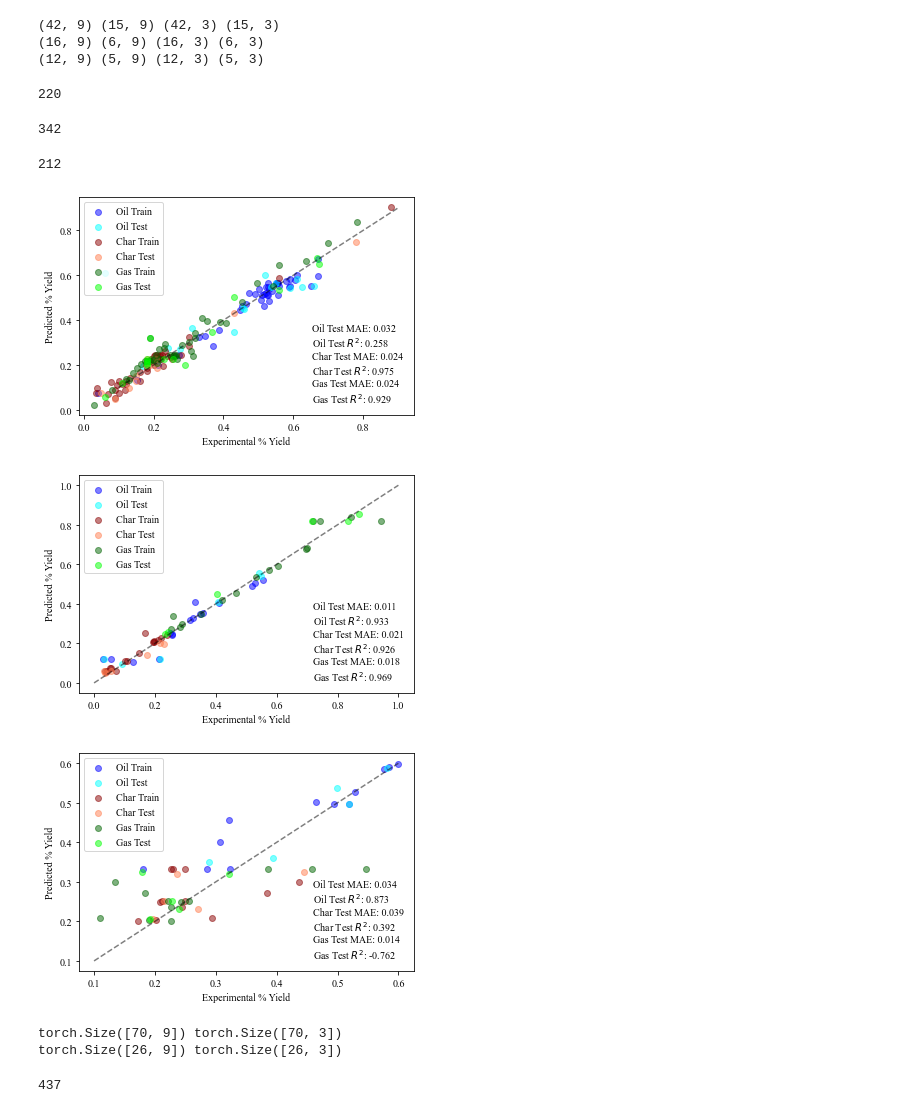
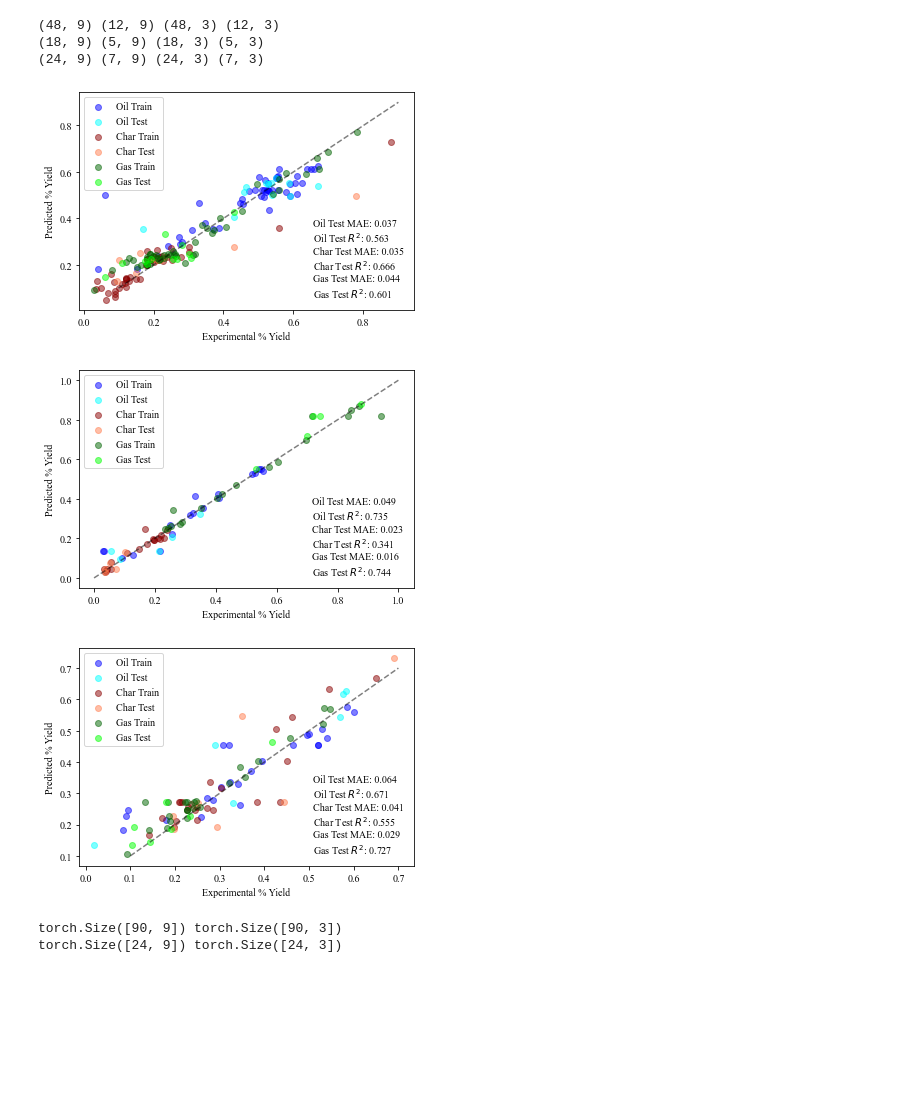
Before and after one commit to ECRL/publication_procedures, a Jupyter notebook: product_yields/predict_phase_yields.ipynb, the cells around one changed output. Saved outputs shown, nothing was run; the diff lists cells and outputs as text; code cells hidden in the pictures; blank space fills up the shorter version.

```diff
--- a/product_yields/predict_phase_yields.ipynb
+++ b/product_yields/predict_phase_yields.ipynb
@@ -78,17 +78,17 @@ X_tr = scaler.fit_transform(X_tr)
 # %%
 from sklearn.model_selection import train_test_split
 
-X_fb_train, X_fb_test, Y_fb_train, Y_fb_test = train_test_split(X_fb, Y_fb, test_size=0.25, random_state=42)
-X_br_train, X_br_test, Y_br_train, Y_br_test = train_test_split(X_br, Y_br, test_size=0.25, random_state=42)
-X_tr_train, X_tr_test, Y_tr_train, Y_tr_test = train_test_split(X_tr, Y_tr, test_size=0.25, random_state=42)
+X_fb_train, X_fb_test, Y_fb_train, Y_fb_test = train_test_split(X_fb, Y_fb, test_size=0.2, random_state=41)
+X_br_train, X_br_test, Y_br_train, Y_br_test = train_test_split(X_br, Y_br, test_size=0.2, random_state=41)
+X_tr_train, X_tr_test, Y_tr_train, Y_tr_test = train_test_split(X_tr, Y_tr, test_size=0.2, random_state=41)
 
 print(X_fb_train.shape, X_fb_test.shape, Y_fb_train.shape, Y_fb_test.shape)
 print(X_br_train.shape, X_br_test.shape, Y_br_train.shape, Y_br_test.shape)
 print(X_tr_train.shape, X_tr_test.shape, Y_tr_train.shape, Y_tr_test.shape)
 # %% [output]
-(42, 9) (15, 9) (42, 3) (15, 3)
-(16, 9) (6, 9) (16, 3) (6, 3)
-(12, 9) (5, 9) (12, 3) (5, 3)
+(48, 9) (12, 9) (48, 3) (12, 3)
+(18, 9) (5, 9) (18, 3) (5, 3)
+(24, 9) (7, 9) (24, 3) (7, 3)
 # %%
 from structs import ReactorDataset
 
@@ -103,62 +103,43 @@ ds_tr_test = ReactorDataset(X_tr_test, Y_tr_test)
 # %%
 from structs import train_model, SoftmaxMLP
 from sklearn.metrics import mean_absolute_error
-from random import randint
 import torch
 
 models_fb = []
 mae_test = []
-epochs = []
 
-for _ in range(50):
+for i in range(25):
 
-    _model = SoftmaxMLP(X_fb_train.shape[1], 64, 1, Y_fb_train.shape[1])
-    _epoch = randint(200, 500)
-    epochs.append(_epoch)
-    _model, _ = train_model(_model, ds_fb_train, epochs=_epoch, batch_size=4, lr=0.01)
+    _model = SoftmaxMLP(X_fb_train.shape[1], 32, 2, Y_fb_train.shape[1])
+    _model, _ = train_model(_model, ds_fb_train, epochs=500, batch_size=3, valid_size=0.33, patience=32, lr=0.01)
     models_fb.append(_model)
     mae_test.append(mean_absolute_error(Y_fb_test, _model(torch.tensor(X_fb_test).type(torch.float32)).detach().numpy()))
 
 best_model_fb = models_fb[mae_test.index(min(mae_test))]
-print(epochs[mae_test.index(min(mae_test))])
-# %% [output]
-220
 # %%
 models_br = []
 mae_test = []
-epochs = []
 
-for _ in range(50):
+for i in range(25):
 
-    _model = SoftmaxMLP(X_br_train.shape[1], 64, 1, Y_br_train.shape[1])
-    _epoch = randint(200, 500)
-    epochs.append(_epoch)
-    _model, _ = train_model(_model, ds_br_train, epochs=_epoch, batch_size=4, lr=0.01)
+    _model = SoftmaxMLP(X_br_train.shape[1], 32, 2, Y_br_train.shape[1])
+    _model, _ = train_model(_model, ds_br_train, epochs=500, batch_size=3, valid_size=0.33, patience=32, lr=0.01)
     models_br.append(_model)
     mae_test.append(mean_absolute_error(Y_br_test, _model(torch.tensor(X_br_test).type(torch.float32)).detach().numpy()))
 
 best_model_br = models_br[mae_test.index(min(mae_test))]
-print(epochs[mae_test.index(min(mae_test))])
-# %% [output]
-342
 # %%
 models_tr = []
 mae_test = []
-epochs = []
 
-for _ in range(50):
+for i in range(25):
 
-    _model = SoftmaxMLP(X_tr_train.shape[1], 64, 1, Y_tr_train.shape[1])
-    _epoch = randint(200, 500)
-    epochs.append(_epoch)
-    _model, _ = train_model(_model, ds_tr_train, epochs=_epoch, batch_size=4, lr=0.01)
+    _model = SoftmaxMLP(X_tr_train.shape[1], 32, 2, Y_tr_train.shape[1])
+    _model, _ = train_model(_model, ds_tr_train, epochs=500, batch_size=3, valid_size=0.33, patience=32, lr=0.01)
     models_tr.append(_model)
     mae_test.append(mean_absolute_error(Y_tr_test, _model(torch.tensor(X_tr_test).type(torch.float32)).detach().numpy()))
 
 best_model_tr = models_tr[mae_test.index(min(mae_test))]
-print(epochs[mae_test.index(min(mae_test))])
-# %% [output]
-212
 # %%
 import torch
 
@@ -206,7 +187,7 @@ plt.gca().add_artist(text_box)
 
 plt.show()
 # %% [output]
-[figure, old version]
+[figure, new version]
 # %%
 plt.clf()
 plt.rcParams['font.family'] = 'Times New Roman'
@@ -239,40 +220,40 @@ plt.gca().add_artist(text_box)
 
 plt.show()
 # %% [output]
-[figure, old version]
+[figure, new version]
 # %%
 plt.clf()
 plt.rcParams['font.family'] = 'Times New Roman'
 plt.xlabel('Experimental % Yield')
 plt.ylabel('Predicted % Yield')
 
 mae_oil_test = median_absolute_error([i[0] for i in Y_tr_test], [i[0] for i in pred_tr_test])
 mae_char_test = median_absolute_error([i[1] for i in Y_tr_test], [i[1] for i in pred_tr_test])
 mae_gas_test = median_absolute_error([i[2] for i in Y_tr_test], [i[2] for i in pred_tr_test])
 
 r2_oil_test = r2_score([i[0] for i in Y_tr_test], [i[0] for i in pred_tr_test])
 r2_char_test = r2_score([i[1] for i in Y_tr_test], [i[1] for i in pred_tr_test])
 r2_gas_test = r2_score([i[2] for i in Y_tr_test], [i[2] for i in pred_tr_test])
 
 plt.scatter([i[0] for i in Y_tr_train], [i[0] for i in pred_tr_train], color='blue', label='Oil Train', alpha=0.5)
 plt.scatter([i[0] for i in Y_tr_test], [i[0] for i in pred_tr_test], color='cyan', label='Oil Test', alpha=0.5)
 plt.scatter([i[1] for i in Y_tr_train], [i[1] for i in pred_tr_train], color='darkred', label='Char Train', alpha=0.5)
 plt.scatter([i[1] for i in Y_tr_test], [i[1] for i in pred_tr_test], color='coral', label='Char Test', alpha=0.5)
 plt.scatter([i[2] for i in Y_tr_train], [i[2] for i in pred_tr_train], color='darkgreen', label='Gas Train', alpha=0.5)
 plt.scatter([i[2] for i in Y_tr_test], [i[2] for i in pred_tr_test], color='lime', label='Gas Test', alpha=0.5)
-plt.plot([0.1, 0.6], [0.1, 0.6], linestyle='dashed', color='black', alpha=0.5)
+plt.plot([0.1, 0.7], [0.1, 0.7], linestyle='dashed', color='black', alpha=0.5)
 plt.legend(loc='upper left')
 
 string = 'Oil Test MAE: {:.3f}\nOil Test $R^2$: {:.3f}\nChar Test MAE: {:.3f}\nChar Test $R^2$: {:.3f}\nGas Test MAE: {:.3f}\nGas Test $R^2$: {:.3f}'.format(
     mae_oil_test, r2_oil_test, mae_char_test, r2_char_test, mae_gas_test, r2_gas_test
 )
 text_box = AnchoredText(string, frameon=True, loc=4, pad=0.5)
 plt.setp(text_box.patch, facecolor='white', edgecolor='w')
 plt.gca().add_artist(text_box)
 
 plt.show()
 # %% [output]
-[figure, old version]
+[figure, new version]
 # %%
 from copy import deepcopy
 
@@ -291,26 +272,20 @@ ds_all_test.y = torch.cat((ds_all_test.y, ds_tr_test.y))
 print(ds_all_train.X.shape, ds_all_train.y.shape)
 print(ds_all_test.X.shape, ds_all_test.y.shape)
 # %% [output]
-torch.Size([70, 9]) torch.Size([70, 3])
-torch.Size([26, 9]) torch.Size([26, 3])
+torch.Size([90, 9]) torch.Size([90, 3])
+torch.Size([24, 9]) torch.Size([24, 3])
 # %%
 models_all = []
 mae_test = []
-epochs = []
 
-for _ in range(50):
+for i in range(25):
 
-    _model = SoftmaxMLP(ds_all_train.X.shape[1], 64, 1, ds_all_train.y.shape[1])
-    _epoch = randint(200, 500)
-    epochs.append(_epoch)
-    _model, _ = train_model(_model, ds_all_train, epochs=_epoch, batch_size=4, lr=0.01)
+    _model = SoftmaxMLP(ds_all_train.X.shape[1], 32, 2, ds_all_train.y.shape[1])
+    _model, _ = train_model(_model, ds_all_train, epochs=500, batch_size=3, valid_size=0.33, patience=32, lr=0.01)
     models_all.append(_model)
     mae_test.append(mean_absolute_error(ds_all_test.y, _model(ds_all_test.X).detach().numpy()))
 
 best_model_all = models_all[mae_test.index(min(mae_test))]
-print(epochs[mae_test.index(min(mae_test))])
-# %% [output]
-437
 # %%
 pred_all_train = best_model_all(ds_all_train.X).detach().numpy()
 pred_all_test = best_model_all(ds_all_test.X).detach().numpy()
```
Also changed, not shown: parts of 2 cells of this notebook, 30 other files.
